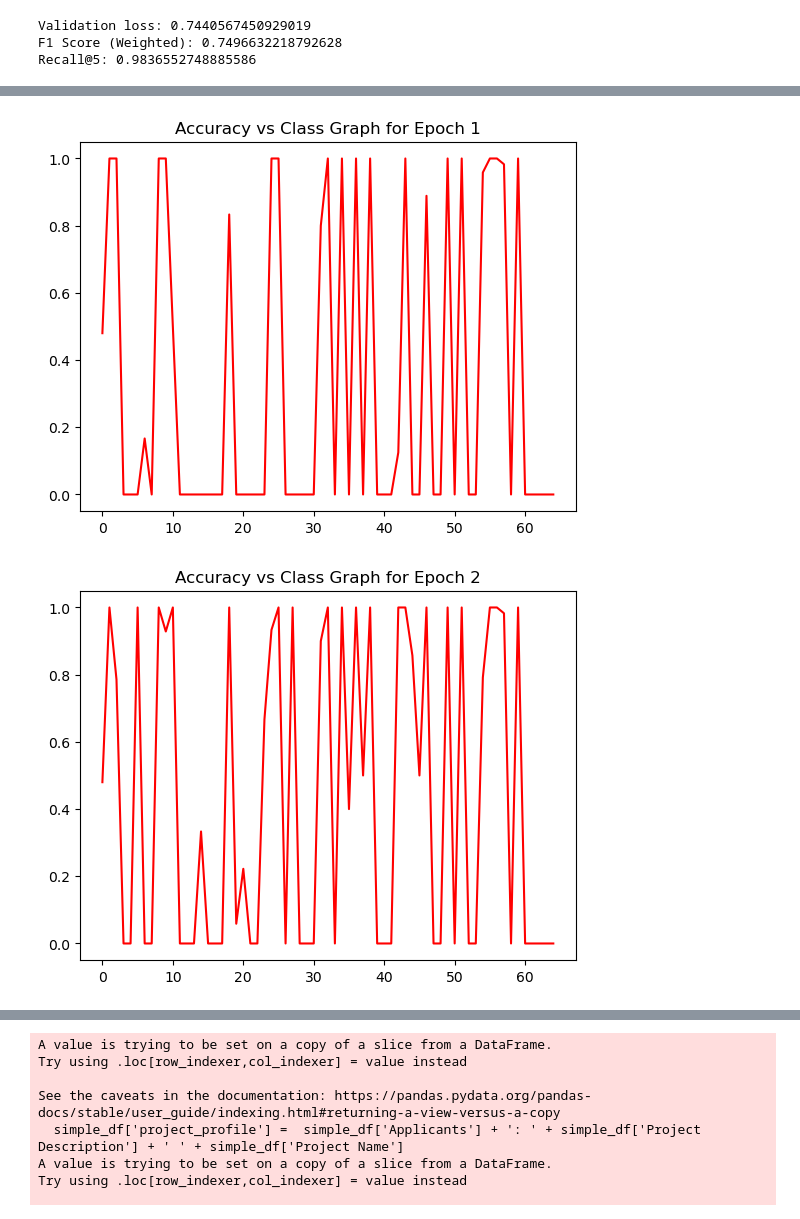
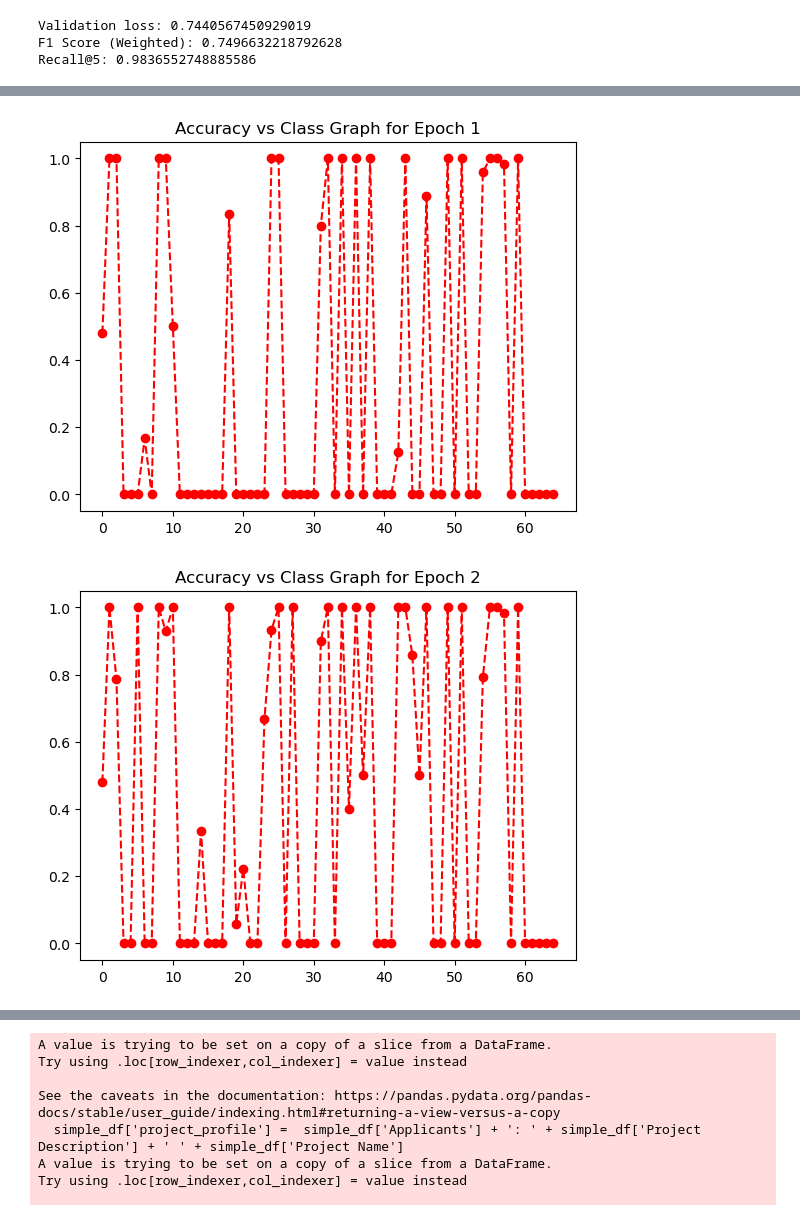
Before and after one commit to auddithio/climategrantLLM, a Jupyter notebook: milestone/bert_based_classifier_withGrantDescription.ipynb, the cells around one changed output, grey strips where cells are left out. Drawn from its saved outputs; the diff is of its cells as text; code cells hidden in the pictures.

Commit message:
Added line graphs

```diff
--- a/milestone/bert_based_classifier_withGrantDescription.ipynb
+++ b/milestone/bert_based_classifier_withGrantDescription.ipynb
@@ -646,22 +646,22 @@ Accuracy: 0/1 (0.0000)
 # %%
 import accuracies2.epoch1 as e1
 import accuracies2.epoch2 as e2
 import accuracies2.epoch3 as e3
 import accuracies2.epoch4 as e4
 import accuracies2.epoch5 as e5
 import matplotlib.pyplot as plt
 
 def plot_accuracies(acc, title):
     plt.title(title)
     y = acc.values()
-    plt.plot(y, color='red')
+    plt.plot(y, '--bo', color='red')
     plt.show()
 
 plot_accuracies(e1.acc, "Accuracy vs Class Graph for Epoch 1")
 plot_accuracies(e2.acc, "Accuracy vs Class Graph for Epoch 2")
 plot_accuracies(e3.acc, "Accuracy vs Class Graph for Epoch 3")
 plot_accuracies(e4.acc, "Accuracy vs Class Graph for Epoch 4")
 plot_accuracies(e5.acc, "Accuracy vs Class Graph for Epoch 5")
 # %% [output]
-[figure, old version]
+[figure, new version]
-[figure, old version]
+[figure, new version]
```
Also changed, not shown: parts of 1 cell of this notebook.
